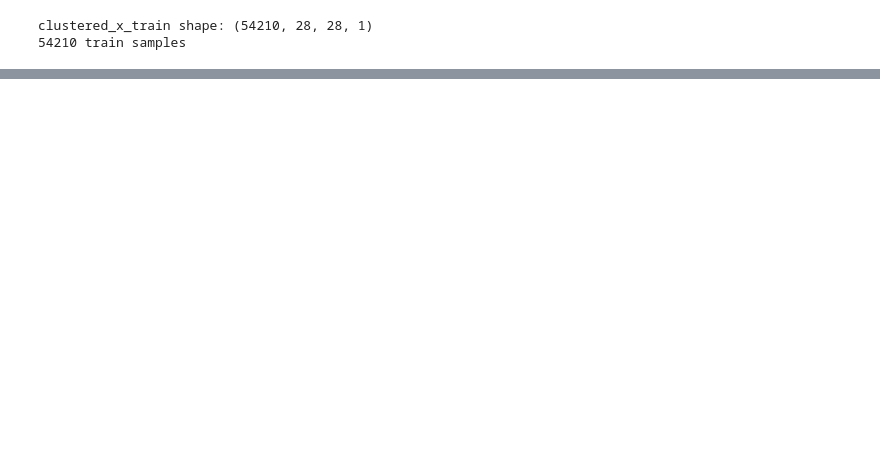
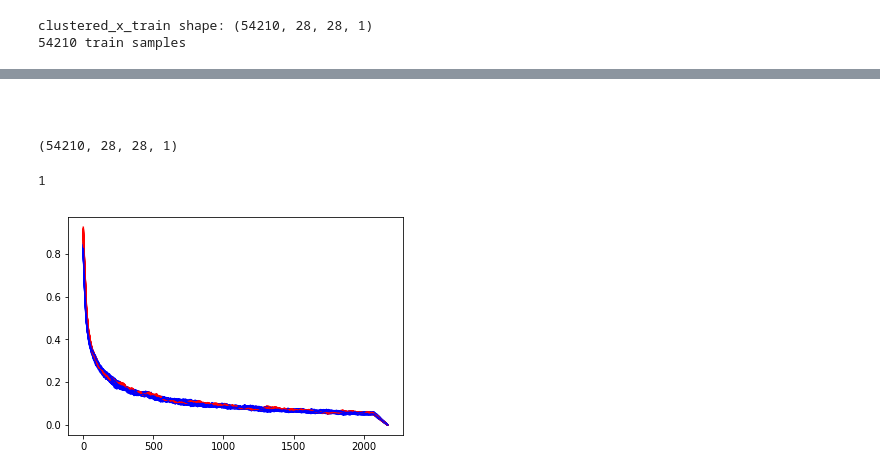
Before and after one commit to zh3036/clusteredGradient, a Jupyter notebook: kerasNotebook/keras.ipynb, the cells around one changed output, grey strips where cells are left out. Drawn from its saved outputs; the diff is of its cells as text; code cells hidden in the pictures; blank space fills up the shorter version.

```diff
--- a/kerasNotebook/keras.ipynb
+++ b/kerasNotebook/keras.ipynb
@@ -624,0 +789,20 @@ plt.savefig('Keras_deep_cmpGradient_epo'+str(epochs)+'_batsiz'+str(batch_size)+'
+# %%
+#they come from raw , so we need some processing
+# let us make a formated version of the sorted
+formatted_sorted_X_train = sorted_X_train.astype("float32")
+formatted_sorted_X_train /=255
+# %%
+
+num_classes = 10
+formatted_sorted_Y_train = keras.utils.to_categorical(sorted_Y_train,num_classes)
+# %%
+clustered_rnd_xs = [formatted_sorted_X_train[ind] for ind in clustered_rnd_inds]
+clustered_rnd_ys = [formatted_sorted_Y_train[ind] for ind in clustered_rnd_inds]
+# %%
+clustered_batch_hises = []
+for perm_num in range(20):
+    with tf.device('/gpu:1'):
+        clustered_model_his,clutered_batch_his = \
+            train_model_large(model,clustered_rnd_xs[perm_num][:datasize],clustered_rnd_ys[perm_num][:datasize],\
+                        epochs=epochs,batch_size=batch_size)
+        clustered_batch_hises.append(clutered_batch_his)
@@ -624,0 +827,6 @@ plt.savefig('Keras_deep_cmpGradient_epo'+str(epochs)+'_batsiz'+str(batch_size)+'
+# %% [markdown]
+#
+# %%
+raw_clustered_rnd_xs[8].shape
+# %% [output]
+(54210, 28, 28, 1)
@@ -624,0 +835,15 @@ plt.savefig('Keras_deep_cmpGradient_epo'+str(epochs)+'_batsiz'+str(batch_size)+'
+# %%
+1
+# %% [output]
+1
+# %%
+start=0
+end  = 10000
+window = 100
+for i in range(20):
+    plt.plot(runningMeanFast(normal_batch_hises[i][start:end],window),color = "red", label= "normal_loss"+str(i))
+    plt.plot(runningMeanFast(clustered_batch_hises[i].losses[start:end],window),color="blue", label = "clustered")
+# plt.legend()
+plt.savefig('Keras_deep_cmpGradient_bunchofnormal.png')
+# %% [output]
+[figure, added]
```
Also changed, not shown: parts of 36 cells of this notebook, 9 other files.
